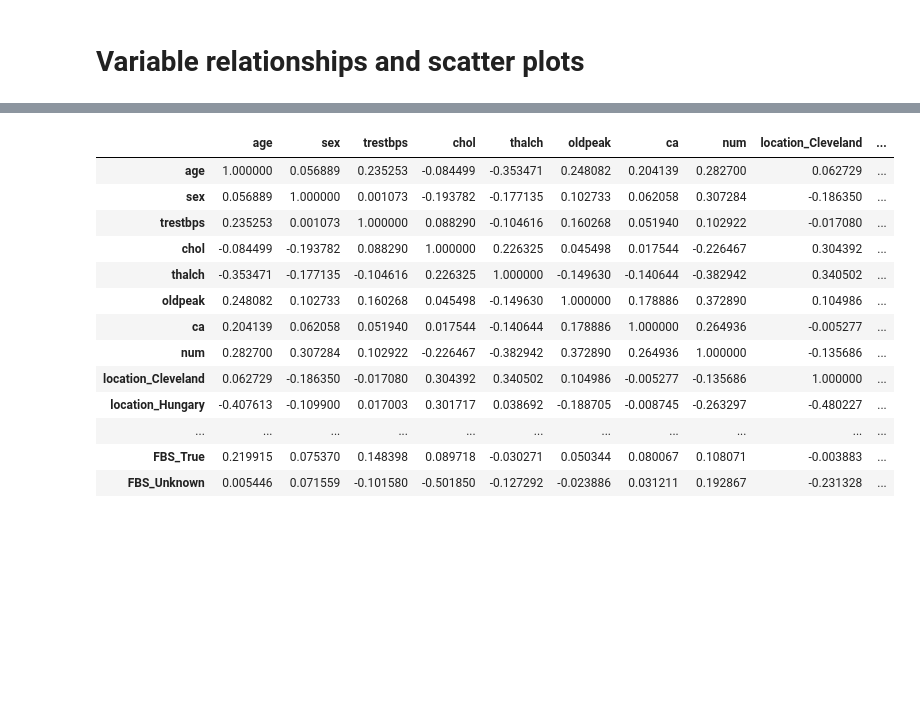
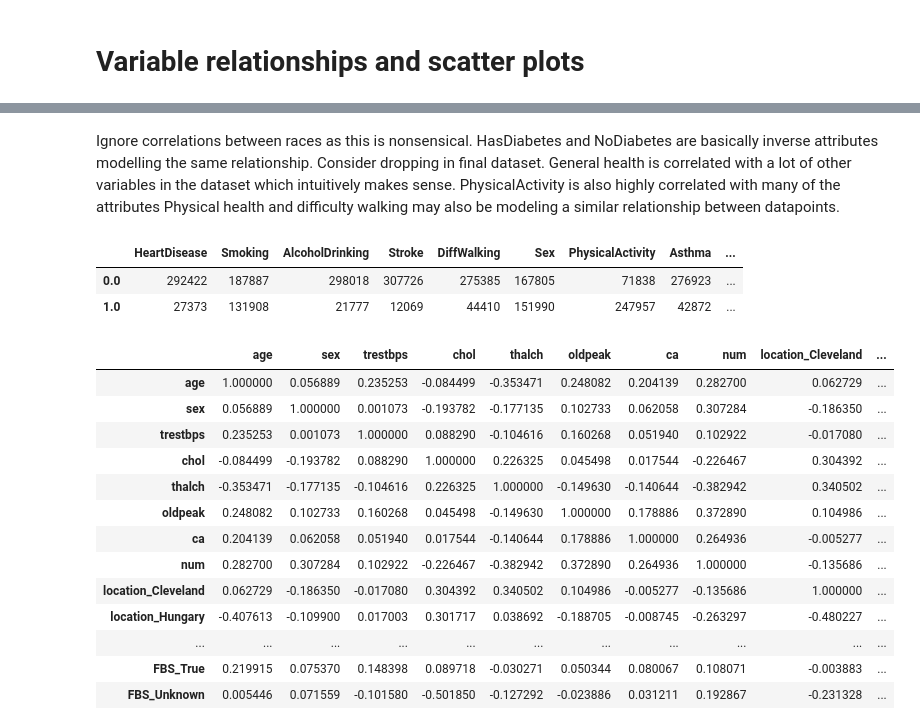
Before and after one commit to RileyCullen/CPSC4310, a Jupyter notebook: MLP2/analysis/Exploratory_Data_Analysis.ipynb, the cells around one changed output, grey strips where cells are left out. Drawn from its saved outputs; the diff is of its cells as text; code cells hidden in the pictures; blank space fills up the shorter version.

```diff
--- a/MLP2/analysis/Exploratory_Data_Analysis.ipynb
+++ b/MLP2/analysis/Exploratory_Data_Analysis.ipynb
@@ -194,4 +195,19 @@ corr.style.background_gradient(cmap='coolwarm')
 | Has diabetes | 0.183072 | 0.203494 | 0.058434 | -0.058208 | 0.108407 | 0.158207 | 0.025480 | 0.216605 | ... |
 | Has diabetes (during pregnancy) | -0.013930 | 0.008198 | -0.005385 | -0.004077 | -0.004526 | -0.000773 | 0.018742 | -0.007040 | ... |
 | No diabetes | -0.170977 | -0.208232 | -0.055127 | 0.057644 | -0.102787 | -0.153469 | -0.032353 | -0.209640 | ... |
+# %% [markdown]
+Ignore correlations between races as this is nonsensical.
+HasDiabetes and NoDiabetes are basically inverse attributes modelling the same relationship. Consider dropping in final dataset.
+General health is correlated with a lot of other variables in the dataset which intuitively makes sense. PhysicalActivity is also highly correlated with many of the attributes
+Physical health and difficulty walking may also be modeling a similar relationship between datapoints.
+# %%
+#Counts of binary data for 2020 dataset
+val = pd.DataFrame()
+for (column_name, columnData) in df_bin.iteritems():
+    val[column_name] = df_bin[column_name].value_counts()
+val
+# %% [output]
+|  | HeartDisease | Smoking | AlcoholDrinking | Stroke | DiffWalking | Sex | PhysicalActivity | Asthma | ... |
+| 0.0 | 292422 | 187887 | 298018 | 307726 | 275385 | 167805 | 71838 | 276923 | ... |
+| 1.0 | 27373 | 131908 | 21777 | 12069 | 44410 | 151990 | 247957 | 42872 | ... |
 # %%
```
Also changed, not shown: parts of 4 cells of this notebook.
